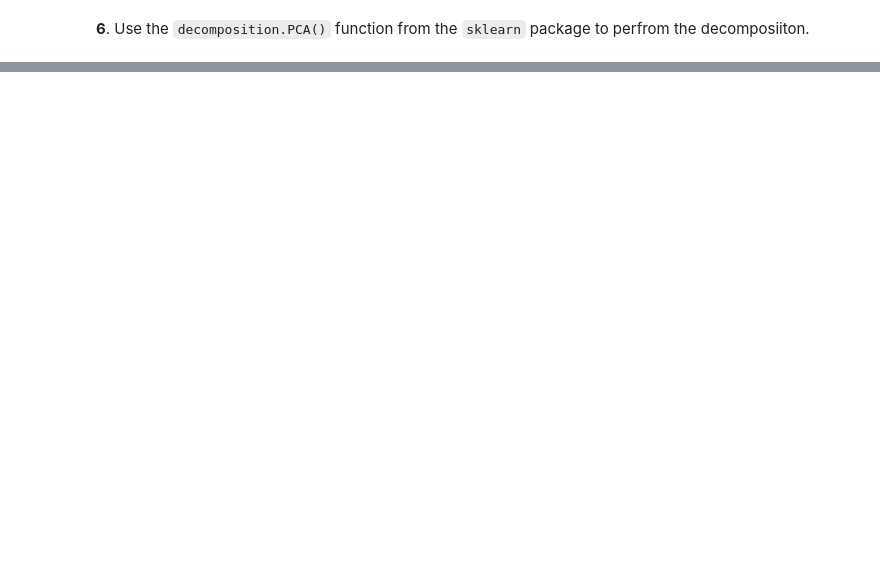
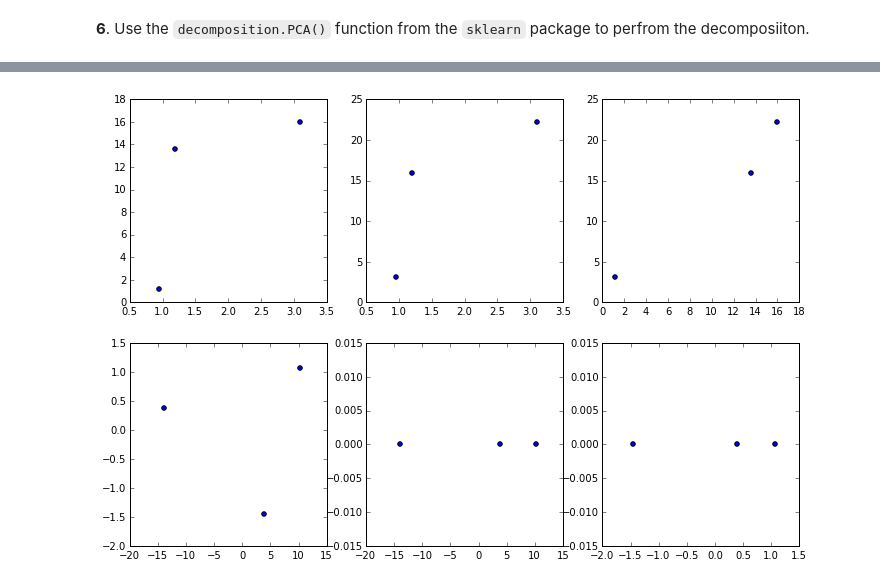
Before and after one commit to star1327p/STA663-Christine-Chai, a Jupyter notebook: Topic08_Principal_Components_Analysis/PCA-Copy0.ipynb, the cells around one changed output, grey strips where cells are left out. Saved outputs shown, nothing was run; the diff lists cells and outputs as text; code cells hidden in the pictures; blank space fills up the shorter version.

```diff
--- a/Topic08_Principal_Components_Analysis/PCA-Copy0.ipynb
+++ b/Topic08_Principal_Components_Analysis/PCA-Copy0.ipynb
@@ -347,0 +378,17 @@ PCA(copy=True,
+# %%
+from sklearn.decomposition import PCA
+
+pca = PCA(copy=True)
+pca.fit(A.T)
+B2 = pca.transform(A.T)
+B2 = B2.T
+
+plt.figure(figsize=(12, 8))
+dims = [(0,1), (0,2), (1,2)]
+for k, dim in enumerate(dims):
+    plt.subplot(2, 3, k+1)
+    plt.scatter(A[dim[0], :], A[dim[1], :])
+    plt.subplot(2, 3, k+4)
+    plt.scatter(B2[dim[0], :], B2[dim[1], :])
+# %% [output]
+[figure, added]
```
Also changed, not shown: parts of 10 cells of this notebook, 10 other files.
